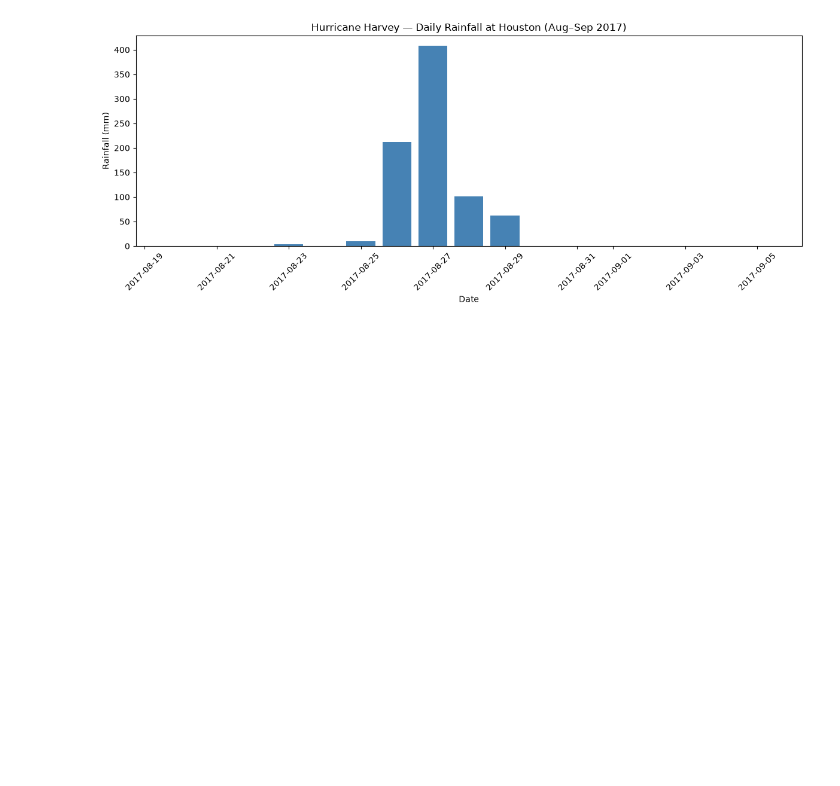
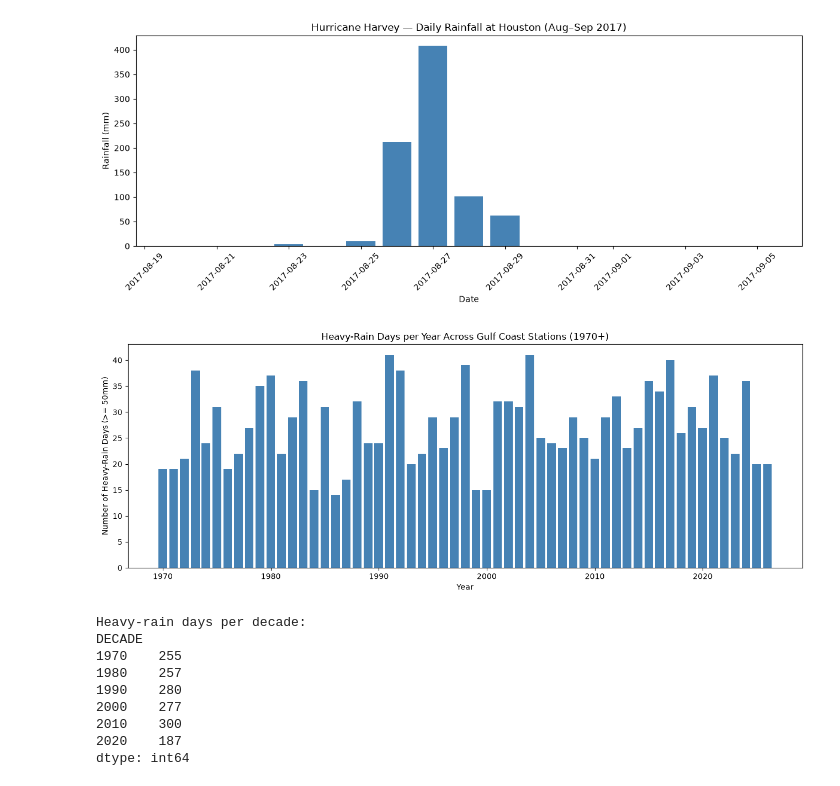
Before and after one commit to Sudarshan006/climate-risk-dashboard, a Jupyter notebook: notebooks/02_eda_gulf_coast.ipynb, the cells around one changed output. Cells and saved outputs as stored; diff of their text form; code cells hidden in the pictures; blank space fills up the shorter version.

Commit message:
Add climate-trend analysis: heavy-rain days per year and per decade

```diff
--- a/notebooks/02_eda_gulf_coast.ipynb
+++ b/notebooks/02_eda_gulf_coast.ipynb
@@ -295,3 +295,37 @@ plt.tight_layout()
 plt.show()
 # %% [output]
 [figure]
+# %%
+# Count heavy-rain days per year, across all stations
+gulf["YEAR"] = gulf["DATE"].dt.year
+
+# Only use years with good coverage (all 5 stations reporting)
+heavy_by_year = gulf[gulf["HEAVY_DAY"]].groupby("YEAR").size()
+
+# Keep 1970 onward (earlier years have fewer stations)
+heavy_by_year = heavy_by_year[heavy_by_year.index >= 1970]
+
+plt.figure(figsize=(13, 5))
+plt.bar(heavy_by_year.index, heavy_by_year.values, color="steelblue")
+plt.title("Heavy-Rain Days per Year Across Gulf Coast Stations (1970+)")
+plt.xlabel("Year")
+plt.ylabel("Number of Heavy-Rain Days (>= 50mm)")
+plt.tight_layout()
+plt.show()
+
+# Simple trend check: average heavy days per decade
+gulf["DECADE"] = (gulf["YEAR"] // 10) * 10
+decade_avg = gulf[gulf["HEAVY_DAY"]].groupby("DECADE").size()
+print("Heavy-rain days per decade:")
+print(decade_avg[decade_avg.index >= 1970])
+# %% [output]
+[figure, added]
+Heavy-rain days per decade:
+DECADE
+1970    255
+1980    257
+1990    280
+2000    277
+2010    300
+2020    187
+dtype: int64
```
